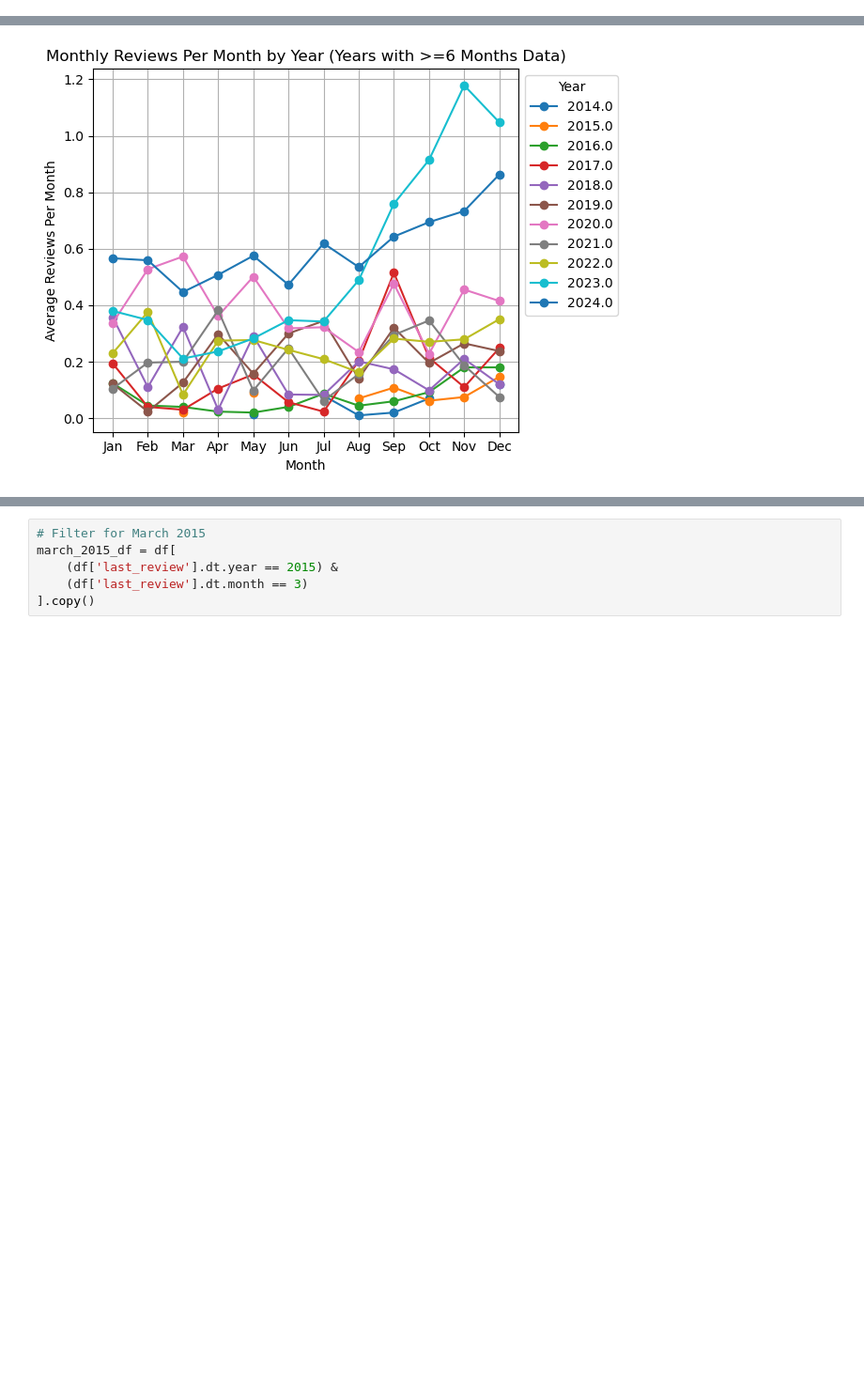
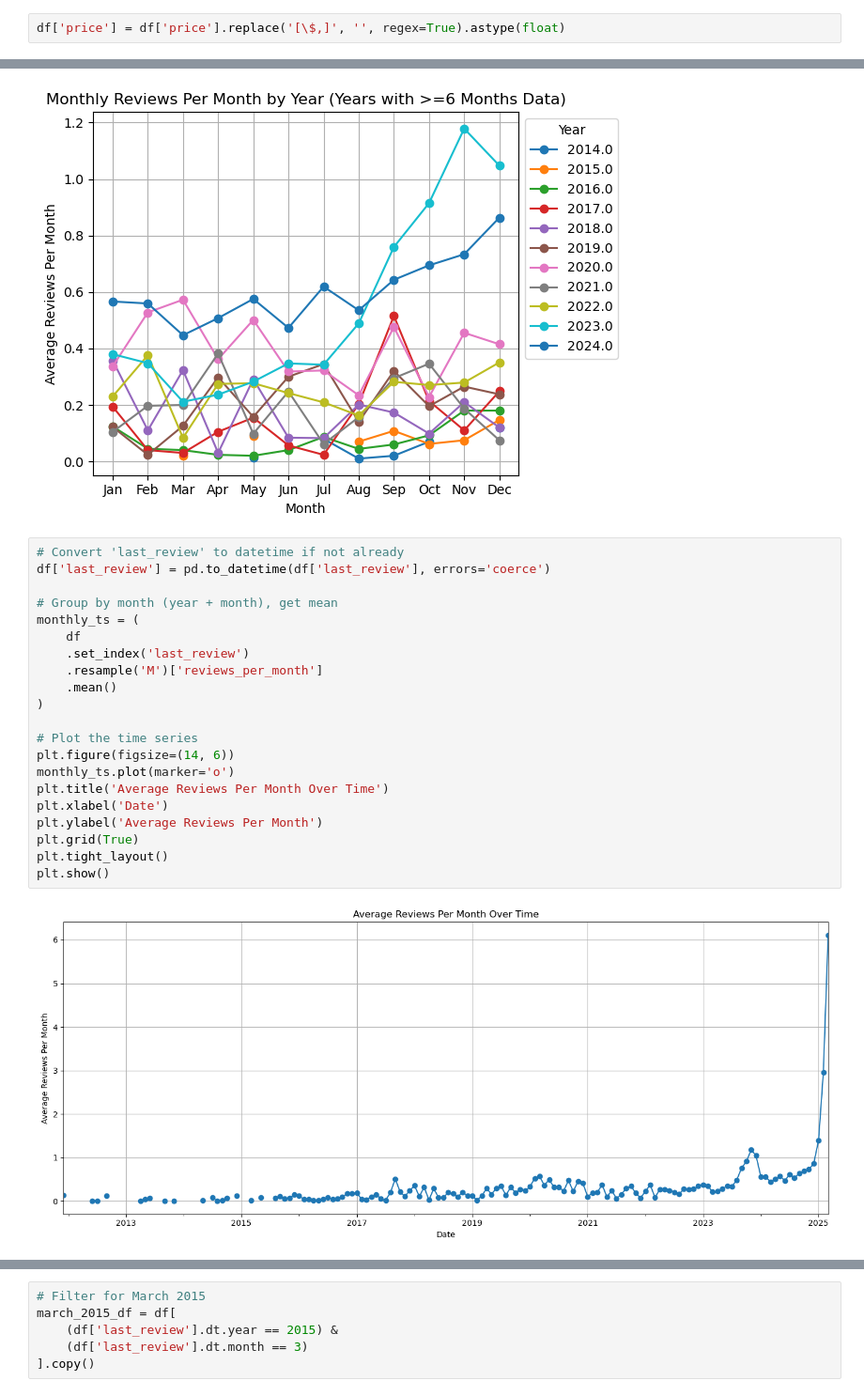
Before and after one commit to Deimos999/EDA, a Jupyter notebook: final_project.ipynb, the cells around one changed output, grey strips where cells are left out. Shown at 94% size. Saved outputs shown, nothing was run; the diff lists cells and outputs as text; blank space fills up the shorter version.

```diff
--- a/final_project.ipynb
+++ b/final_project.ipynb
@@ -894,6 +894,8 @@ For example, when doing 'df[col].method(value, inplace=True)', try using 'df.met
 
 
   df['price'].replace(range(0, 25), 25, inplace=True)
+# %%
+df['price'] = df['price'].replace('[\$,]', '', regex=True).astype(float)
 # %%
 df.select_dtypes(include='float64').columns
 # %% [output]
@@ -1090,3 +1097,26 @@ plt.show()
 # %% [output]
 <Figure size 1200x2000 with 0 Axes>
 [figure]
+# %%
+# Convert 'last_review' to datetime if not already
+df['last_review'] = pd.to_datetime(df['last_review'], errors='coerce')
+
+# Group by month (year + month), get mean
+monthly_ts = (
+    df
+    .set_index('last_review')
+    .resample('M')['reviews_per_month']
+    .mean()
+)
+
+# Plot the time series
+plt.figure(figsize=(14, 6))
+monthly_ts.plot(marker='o')
+plt.title('Average Reviews Per Month Over Time')
+plt.xlabel('Date')
+plt.ylabel('Average Reviews Per Month')
+plt.grid(True)
+plt.tight_layout()
+plt.show()
+# %% [output]
+[figure, added]
```
Also changed, not shown: parts of 8 cells of this notebook, 1 other file.
